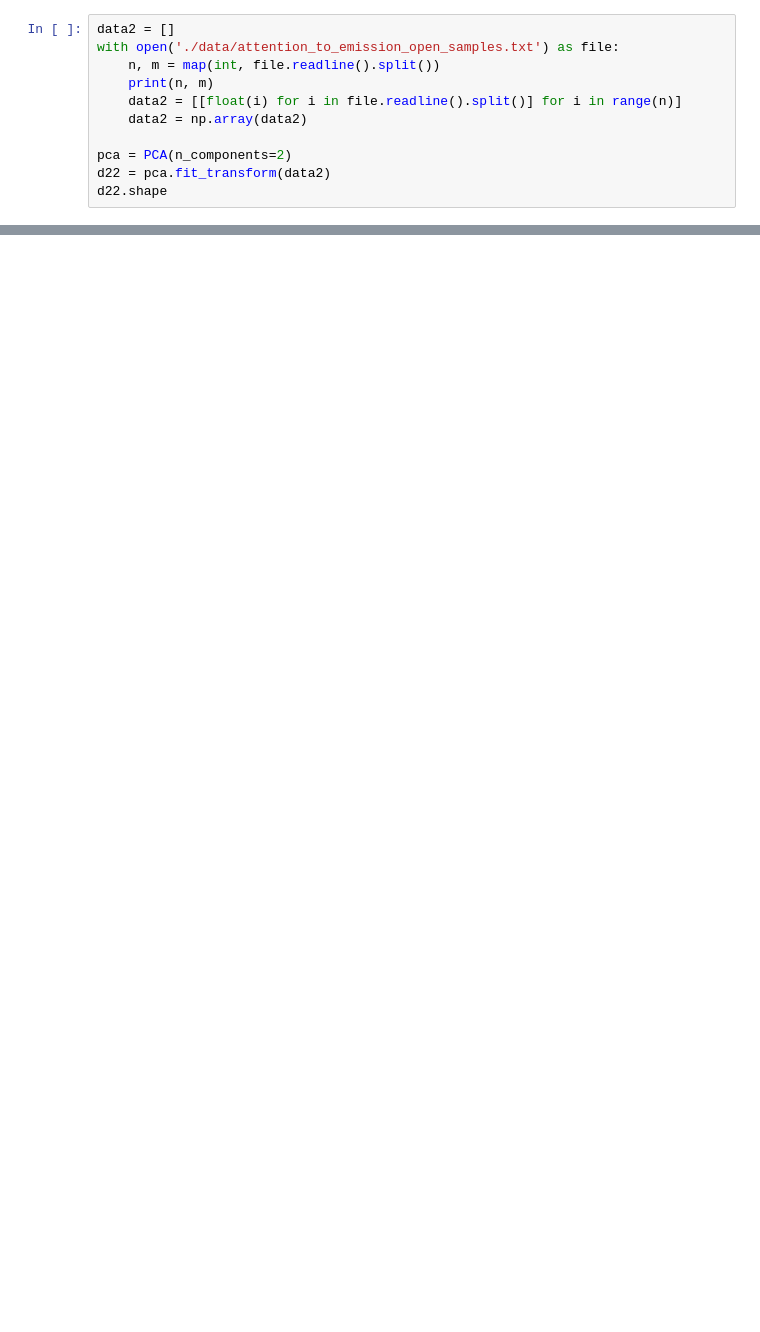
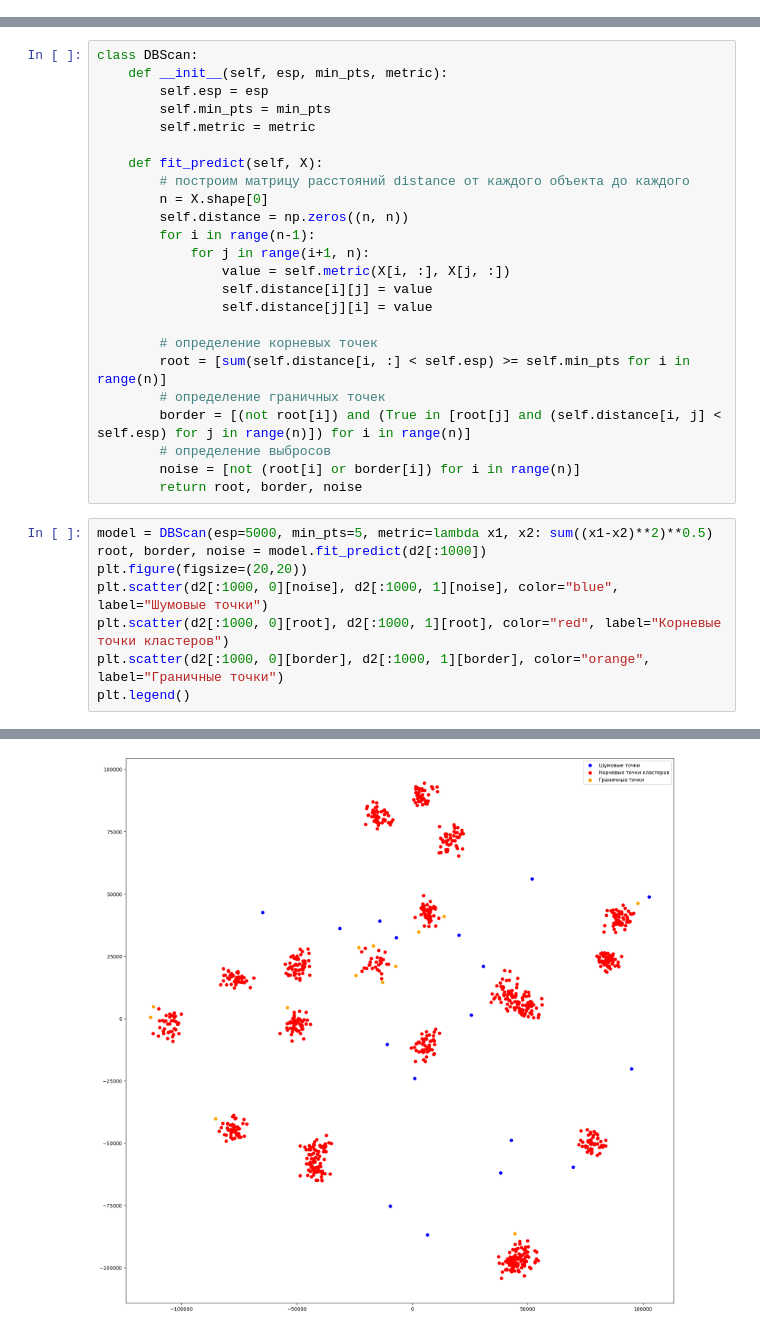
Before and after one commit to J0hnLenin/MachineLearningLabs, a Jupyter notebook: Lab09_1.ipynb, the cells around one changed output, grey strips where cells are left out. Saved outputs shown, nothing was run; the diff lists cells and outputs as text; blank space fills up the shorter version.

```diff
--- a/Lab09_1.ipynb
+++ b/Lab09_1.ipynb
@@ -23,14 +67,3 @@ pyplot.scatter(d2[:, 0], d2[:, 1])
 # %% [output]
 <matplotlib.collections.PathCollection at 0x...>
 [figure]
-# %%
-data2 = []
-with open('./data/attention_to_emission_open_samples.txt') as file:
-    n, m = map(int, file.readline().split())
-    print(n, m)
-    data2 = [[float(i) for i in file.readline().split()] for i in range(n)]
-    data2 = np.array(data2)
-
-pca = PCA(n_components=2)
-d22 = pca.fit_transform(data2)
-d22.shape
@@ -52,0 +70,33 @@ sns.pairplot(pd.DataFrame(data[:, 3:6]), height=5)
+# %%
+class DBScan:
+    def __init__(self, esp, min_pts, metric):
+        self.esp = esp
+        self.min_pts = min_pts
+        self.metric = metric
+
+    def fit_predict(self, X):
+        # построим матрицу расстояний distance от каждого объекта до каждого
+        n = X.shape[0]
+        self.distance = np.zeros((n, n))
+        for i in range(n-1):
+            for j in range(i+1, n):
+                value = self.metric(X[i, :], X[j, :])
+                self.distance[i][j] = value
+                self.distance[j][i] = value
+
+        # определение корневых точек
+        root = [sum(self.distance[i, :] < self.esp) >= self.min_pts for i in range(n)]
+        # определение граничных точек
+        border = [(not root[i]) and (True in [root[j] and (self.distance[i, j] < self.esp) for j in range(n)]) for i in range(n)]
+        # определение выбросов
+        noise = [not (root[i] or border[i]) for i in range(n)]
+        return root, border, noise
+# %%
+model = DBScan(esp=5000, min_pts=5, metric=lambda x1, x2: sum((x1-x2)**2)**0.5)
+root, border, noise = model.fit_predict(d2[:1000])
+plt.figure(figsize=(20,20))
+plt.scatter(d2[:1000, 0][noise], d2[:1000, 1][noise], color="blue", label="Шумовые точки")
+plt.scatter(d2[:1000, 0][root], d2[:1000, 1][root], color="red", label="Корневые точки кластеров")
+plt.scatter(d2[:1000, 0][border], d2[:1000, 1][border], color="orange", label="Граничные точки")
+plt.legend()
+# %% [output]
@@ -52,0 +104 @@ sns.pairplot(pd.DataFrame(data[:, 3:6]), height=5)
+[figure, added]
```
Also changed, not shown: parts of 13 cells of this notebook.
